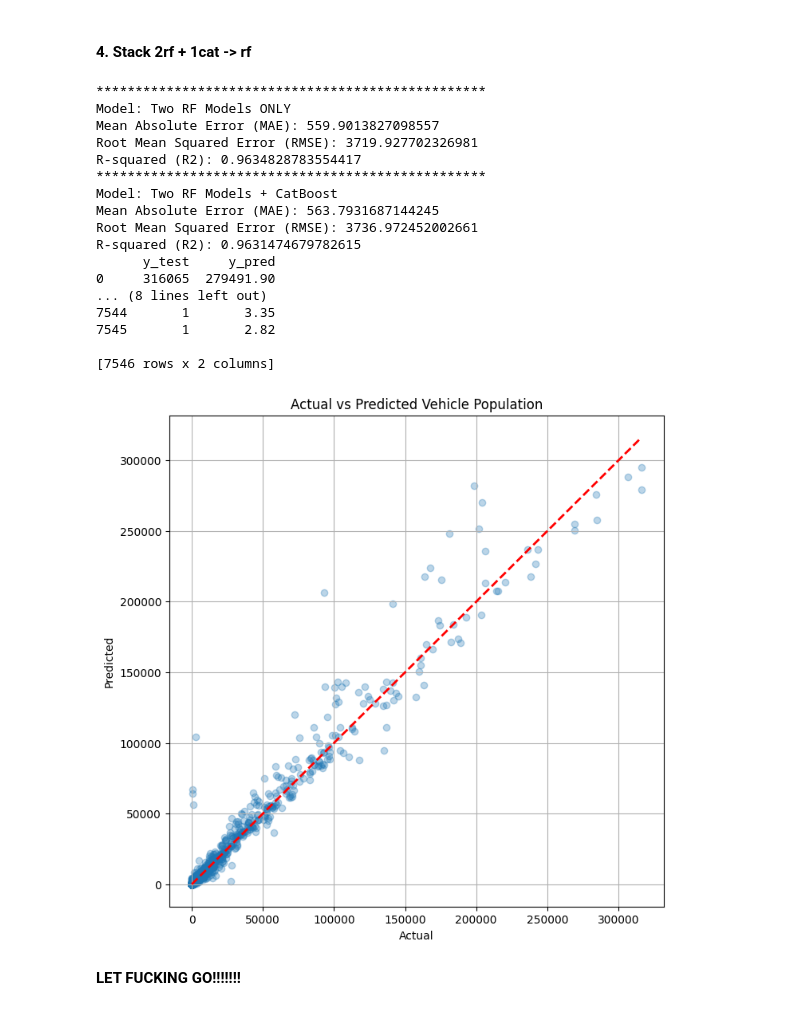
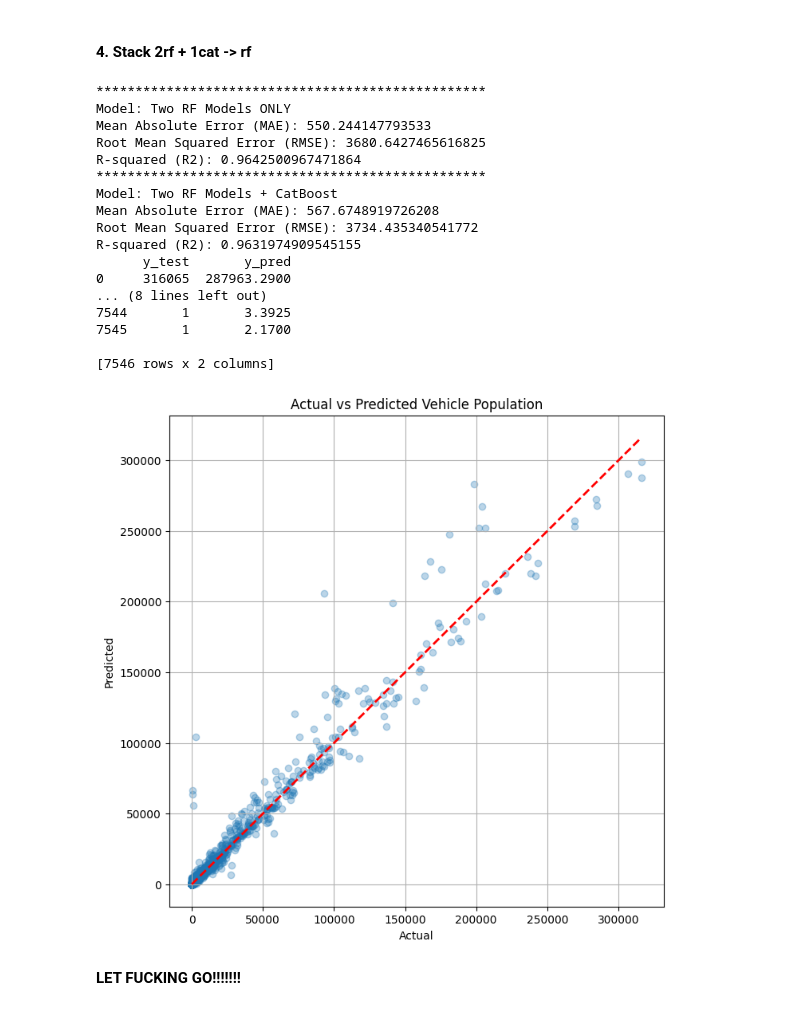
Before and after one commit to hiitsmocha/rice-datathon-2025, a Jupyter notebook: EDA.ipynb, the cells around one changed output. Drawn from its saved outputs; the diff is of its cells as text; code cells hidden in the pictures.

```diff
--- a/EDA.ipynb
+++ b/EDA.ipynb
@@ -542,7 +546,7 @@ param_grid = {
     "verbose": [False]  # Disable verbose output during grid search
 }
 # %%
-X_train_cat = X_train_full.copy()
+X_train_cat = X_train.copy()
 X_test_cat = X_test.copy()
 # Define categorical columns
 categorical_cols = list(X_train_cat.columns)
@@ -1031,47 +1035,47 @@ print(f"Root Mean Squared Error (RMSE): {rmse_stacked_rf_only}")
 print(f"R-squared (R2): {r2_stacked_rf_only}")
 
 print("*" * 50)
 print("Model: Two RF Models + CatBoost")
 print(f"Mean Absolute Error (MAE): {mae_stacked_rf_cb}")
 print(f"Root Mean Squared Error (RMSE): {rmse_stacked_rf_cb}")
 print(f"R-squared (R2): {r2_stacked_rf_cb}")
 
 
-results_df = pd.DataFrame({'y_test': y_test, 'y_pred': stacked_preds_rf_cb_test})
+results_df = pd.DataFrame({'y_test': y_test, 'y_pred': stacked_preds_rf_only_test})
 print(results_df)
 # Plot the actual vs predicted values
 plt.figure(figsize=(8, 8))
-plt.scatter(y_test, stacked_preds_rf_cb_test, alpha=0.3)
+plt.scatter(y_test, stacked_preds_rf_only_test, alpha=0.3)
 plt.plot([y_test.min(), y_test.max()], [y_test.min(), y_test.max()], 'r--', lw=2)
 plt.xlabel('Actual')
 plt.ylabel('Predicted')
 plt.title('Actual vs Predicted Vehicle Population')
 plt.grid(True)
 plt.show()
 results_df.to_csv('/Users/trongphan/Downloads/Rice_Datathon/rice-datathon-2025/output/results.csv', index=False)
 
 df_test_final = pd.read_excel('/Users/trongphan/Downloads/Rice_Datathon/rice-datathon-2025/data/scoring & submission format.xlsx')
-df_test_final['Vehicle Population Predicted'] = stacked_preds_rf_cb_test
+df_test_final['Vehicle Population Predicted'] = stacked_preds_rf_only_test
 df_test_final.to_csv('/Users/trongphan/Downloads/Rice_Datathon/rice-datathon-2025/output/results.csv', index=False)
 # %% [output]
 **************************************************
 Model: Two RF Models ONLY
-Mean Absolute Error (MAE): 559.9013827098557
-Root Mean Squared Error (RMSE): 3719.927702326981
-R-squared (R2): 0.9634828783554417
+Mean Absolute Error (MAE): 550.244147793533
+Root Mean Squared Error (RMSE): 3680.6427465616825
+R-squared (R2): 0.9642500967471864
 **************************************************
 Model: Two RF Models + CatBoost
-Mean Absolute Error (MAE): 563.7931687144245
-Root Mean Squared Error (RMSE): 3736.972452002661
-R-squared (R2): 0.9631474679782615
-      y_test     y_pred
-0     316065  279491.90
+Mean Absolute Error (MAE): 567.6748919726208
+Root Mean Squared Error (RMSE): 3734.435340541772
+R-squared (R2): 0.9631974909545155
+      y_test       y_pred
+0     316065  287963.2900
 ... (8 lines left out)
-7544       1       3.35
-7545       1       2.82
+7544       1       3.3925
+7545       1       2.1700
 
 [7546 rows x 2 columns]
-[figure, old version]
+[figure, new version]
 # %% [markdown]
 **LET FUCKING GO!!!!!!!**
 # %% [markdown]
```
Also changed, not shown: parts of 6 cells of this notebook, 5 other files.
